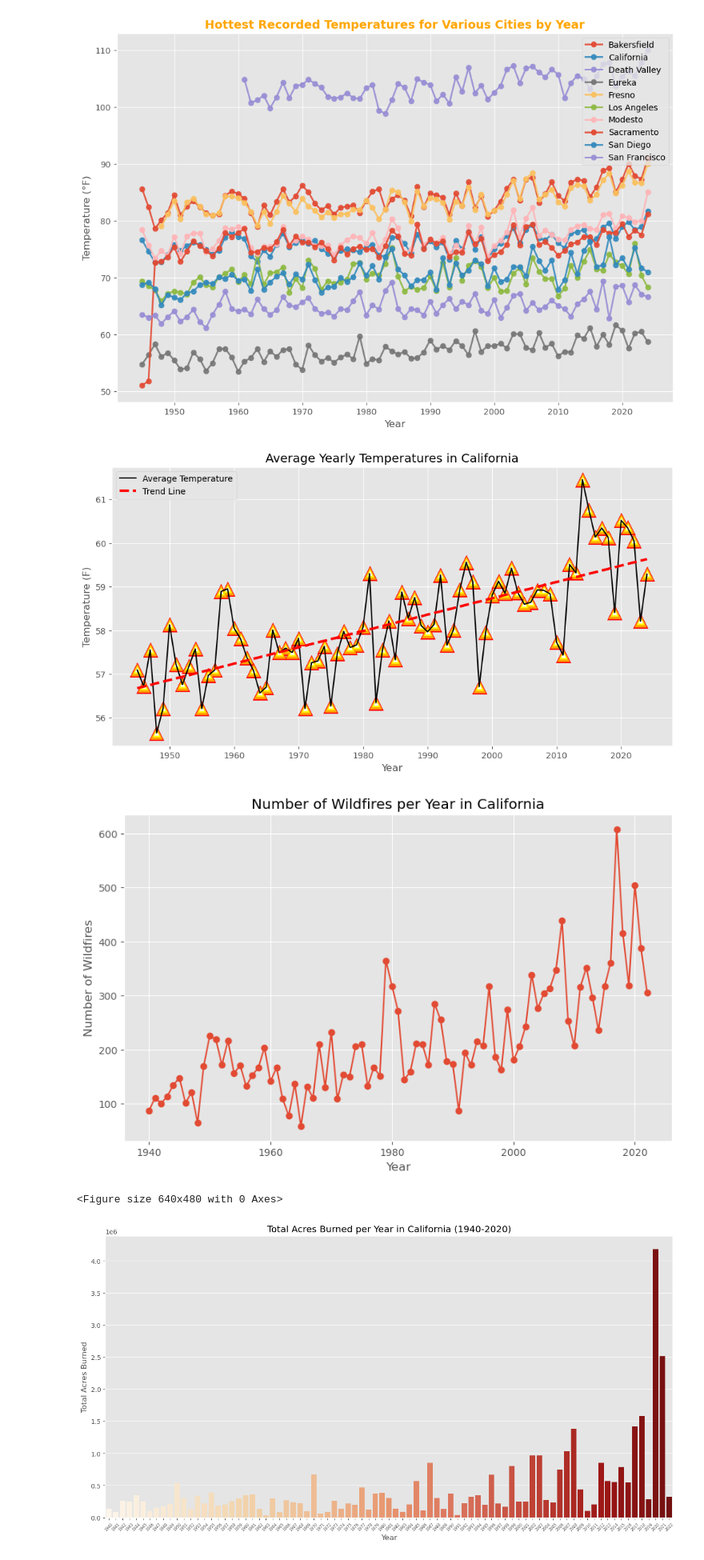
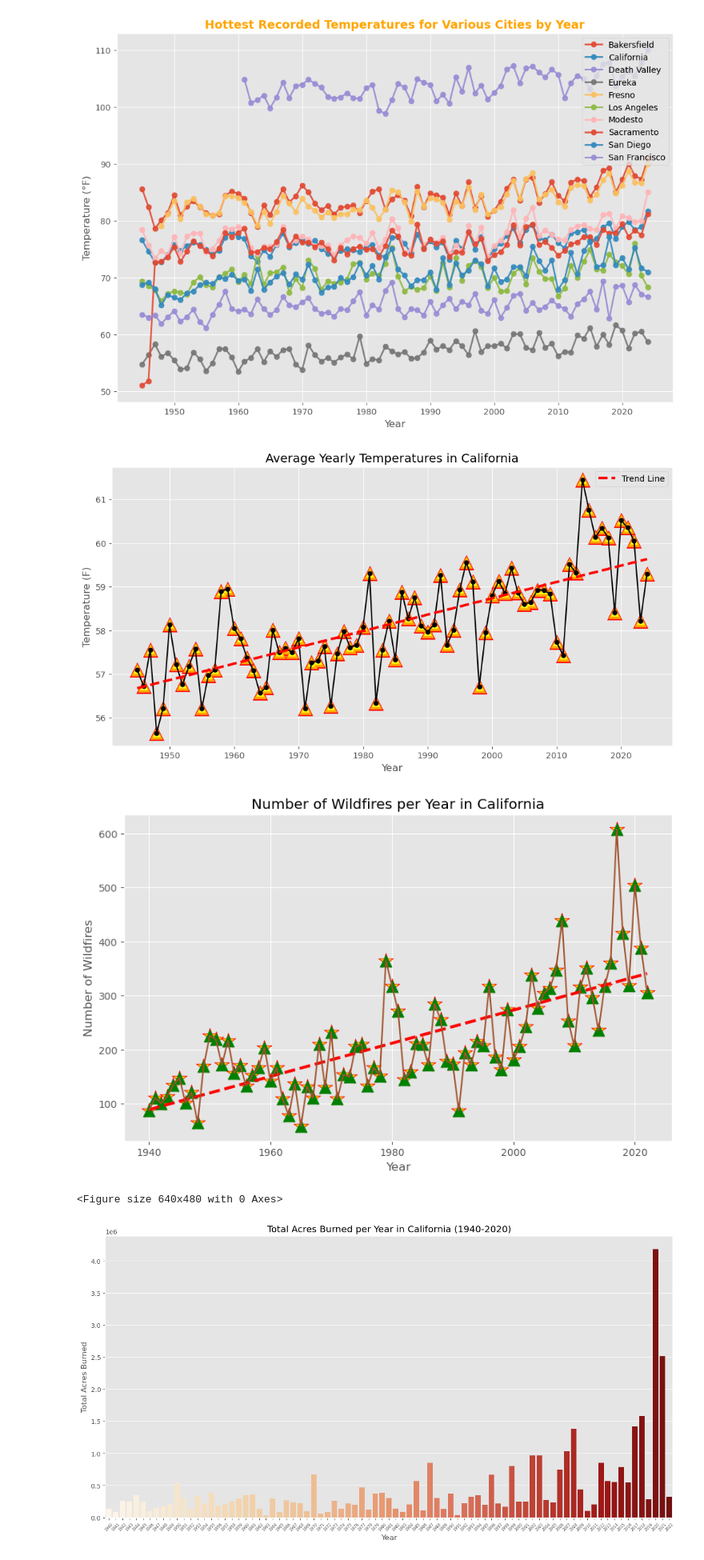
Before and after one commit to wrwr4859/UCB-Project3-Group3, a Jupyter notebook: ca_climate_change.ipynb, the cells around one changed output. Shown: that part at 80% size. Cells and saved outputs as stored; diff of their text form; code cells hidden in the pictures.

Commit message:
Altered style of line graphs

```diff
--- a/ca_climate_change.ipynb
+++ b/ca_climate_change.ipynb
@@ -721,7 +721,7 @@ conn.close()
 
 # Plot the line graph
 plt.figure(figsize=(12, 6))
-plt.plot(years, avg_temps, color='black', linestyle='-', label='Average Temperature', markersize=10)
+plt.plot(years, avg_temps, color='black', marker='o', linestyle='-', markersize=5)
 plt.plot(years, trend_line, color='r', linewidth=3, linestyle='--', label='Trend Line')
 plt.xlabel('Year')
 plt.ylabel('Temperature (F)')
@@ -737,32 +737,41 @@ plt.scatter(years, avg_temps, marker='^', color='white', s=25, label='Fire Marke
 
 plt.show()
 # %% [output]
-[figure, old version]
+[figure, new version]
 # %%
 #Number of Wildfires per Year from 1940 to 2022
 #Objective: Visualize the trend of wildfire occurrences over the years.
 #Visualization: Line chart showing the number of wildfires per year.
 
 # Connect to the SQLite database
 conn = sqlite3.connect('ca_wildfires.db')
 
 # Query the database to count the number of wildfires per year
 query = "SELECT Year, COUNT(*) as Number_of_Wildfires FROM wildfires WHERE Year >= 1940 AND Year <= 2022 GROUP BY Year ORDER BY Year"
 wildfire_counts = pd.read_sql(query, conn)
 
+# Calculate the trend line using linear regression
+coefficients = np.polyfit(wildfire_counts['Year'], wildfire_counts['Number_of_Wildfires'], 1)
+trend_line = np.polyval(coefficients, wildfire_counts['Year'])
+
 # Plot the number of wildfires per year
 plt.figure(figsize=(10, 6))
-plt.plot(wildfire_counts['Year'], wildfire_counts['Number_of_Wildfires'], marker='o')
+plt.plot(wildfire_counts['Year'], trend_line, color='r', linewidth=3, linestyle='--', label='Trend Line')
+plt.plot(wildfire_counts['Year'], wildfire_counts['Number_of_Wildfires'], color='sienna')
 plt.title('Number of Wildfires per Year in California')
 plt.xlabel('Year')
 plt.ylabel('Number of Wildfires')
 plt.grid(True)
+plt.scatter(wildfire_counts['Year'], wildfire_counts['Number_of_Wildfires'], marker='*', color='red', s=250, label='Fire Marker')
+plt.scatter(wildfire_counts['Year'], wildfire_counts['Number_of_Wildfires'], marker='*', color='orange', s=150, label='Fire Marker')
+plt.scatter(wildfire_counts['Year'], wildfire_counts['Number_of_Wildfires'], marker='*', color='yellow', s=75, label='Fire Marker')
+plt.scatter(wildfire_counts['Year'], wildfire_counts['Number_of_Wildfires'], marker='^', color='green', s=150, label='Fire Marker')
 plt.show()
 
 # Save the plot to a file  in image folder
 plt.savefig('Images/wildfires_per_year.png', dpi=300, bbox_inches='tight')
 # %% [output]
-[figure, old version]
+[figure, new version]
 <Figure size 640x480 with 0 Axes>
 # %%
 #Total Acres Burned per Year from 1940 to 2022
```
